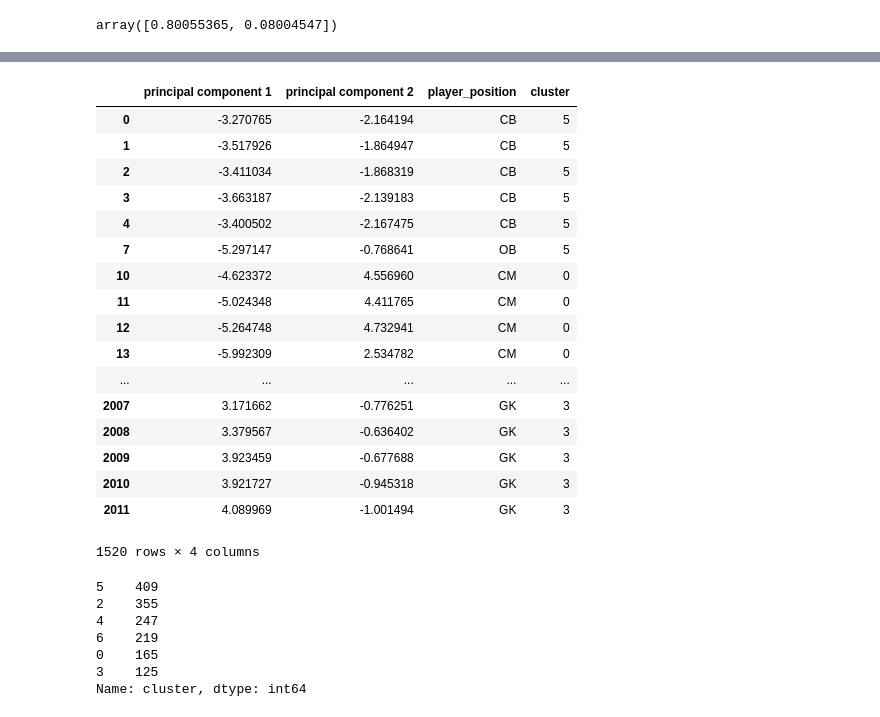
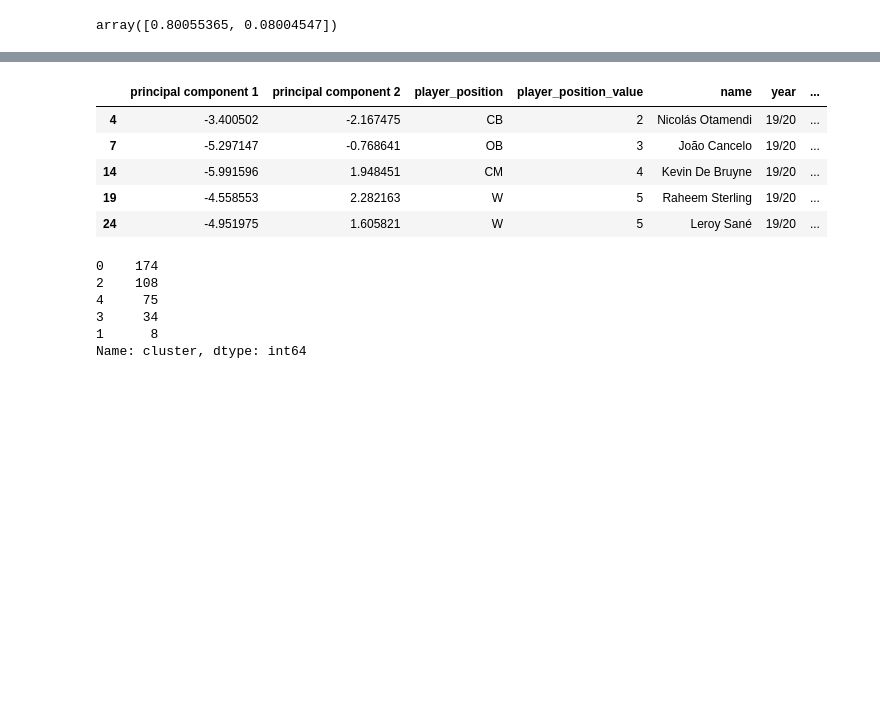
Before and after one commit to akochman/prem_league_analytics, a Jupyter notebook: ml/kmeans.ipynb, the cells around one changed output, grey strips where cells are left out. Saved outputs shown, nothing was run; the diff lists cells and outputs as text; code cells hidden in the pictures; blank space fills up the shorter version.

```diff
--- a/ml/kmeans.ipynb
+++ b/ml/kmeans.ipynb
@@ -82,3 +90,15 @@ x = df.loc[:, features].values
 y = df.loc[:,['player_position_value']].values
 # Standardizing the features
 x = StandardScaler().fit_transform(x)
+# %%
+wcss = []
+plt.figure(figsize=(16, 10), dpi=200)
+for i in range(1, 11):
+    kmeans = KMeans(n_clusters=i, init='k-means++', max_iter=300, n_init=10, random_state=0)
+    kmeans.fit(x)
+    wcss.append(kmeans.inertia_)
+plt.plot(range(1, 11), wcss)
+plt.title('Elbow Method')
+plt.xlabel('PCA Components')
+plt.ylabel('WCSS')
+plt.show()
@@ -117,0 +139,9 @@ finalDf = finalDf[finalDf.player_position != '0']
+# %%
+finalDf = pd.concat([finalDf, df[['player_position_value']]], axis = 1)
+finalDf = pd.concat([finalDf, df[['name']]], axis = 1)
+finalDf = pd.concat([finalDf, df[['year']]], axis = 1)
+# %%
+finalDf = finalDf.dropna()
+finalDf = finalDf.drop_duplicates(subset='name', keep="last")
+finalDf = finalDf.loc[finalDf['name'] != '0']
+finalDf
@@ -154,38 +196,32 @@ import pandas as pd
 # %%
 from sklearn.cluster import KMeans
 
-kmeans = KMeans(n_clusters=7)
+km = KMeans(
+    n_clusters=6, init='random',
+    n_init=10, max_iter=300,
+    tol=1e-04, random_state=0
+)
 
-clusters = kmeans.fit(principalDf)
+#kmeans = KMeans(n_clusters=7)
+
+clusters = km.fit(principalDf)
+y_km = km.fit_predict(principalDf)
 # %%
 finalDf['cluster'] = pd.Series(clusters.labels_, index=None)
-finalDf
+finalDf.head()
 # %% [output]
-|  | principal component 1 | principal component 2 | player_position | cluster |
-| 0 | -3.270765 | -2.164194 | CB | 5 |
-| 1 | -3.517926 | -1.864947 | CB | 5 |
-| 2 | -3.411034 | -1.868319 | CB | 5 |
-| 3 | -3.663187 | -2.139183 | CB | 5 |
-| 4 | -3.400502 | -2.167475 | CB | 5 |
-| 7 | -5.297147 | -0.768641 | OB | 5 |
-| 10 | -4.623372 | 4.556960 | CM | 0 |
-| 11 | -5.024348 | 4.411765 | CM | 0 |
-| 12 | -5.264748 | 4.732941 | CM | 0 |
-| 13 | -5.992309 | 2.534782 | CM | 0 |
-| ... | ... | ... | ... | ... |
-| 2007 | 3.171662 | -0.776251 | GK | 3 |
-| 2008 | 3.379567 | -0.636402 | GK | 3 |
-| 2009 | 3.923459 | -0.677688 | GK | 3 |
-| 2010 | 3.921727 | -0.945318 | GK | 3 |
-| 2011 | 4.089969 | -1.001494 | GK | 3 |
+|  | principal component 1 | principal component 2 | player_position | player_position_value | name | year | ... |
+| 4 | -3.400502 | -2.167475 | CB | 2 | Nicolás Otamendi | 19/20 | ... |
+| 7 | -5.297147 | -0.768641 | OB | 3 | João Cancelo | 19/20 | ... |
+| 14 | -5.991596 | 1.948451 | CM | 4 | Kevin De Bruyne | 19/20 | ... |
+| 19 | -4.558553 | 2.282163 | W | 5 | Raheem Sterling | 19/20 | ... |
+| 24 | -4.951975 | 1.605821 | W | 5 | Leroy Sané | 19/20 | ... |
-1520 rows × 4 columns
 # %%
 finalDf['cluster'].value_counts()
 # %% [output]
-5    409
-2    355
-4    247
-6    219
-0    165
-3    125
+0    174
+2    108
+4     75
+3     34
+1      8
 Name: cluster, dtype: int64
```
Also changed, not shown: parts of 40 cells of this notebook, 4 other files.
